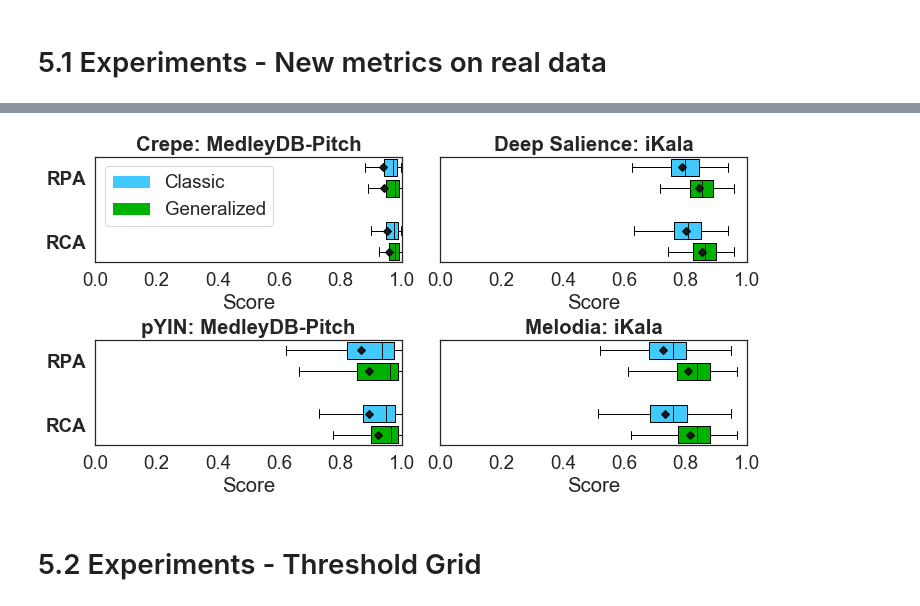
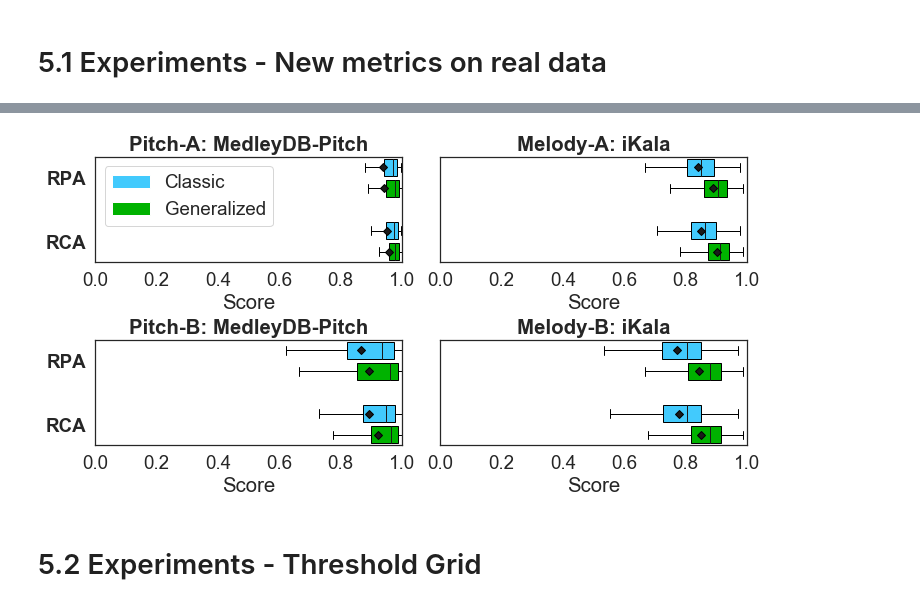
Before and after one commit to juanjobosch/continuousf0eval, a Jupyter notebook: notebooks/Experiment Plots - new.ipynb, the cells around one changed output, grey strips where cells are left out. Saved outputs shown, nothing was run; the diff lists cells and outputs as text; code cells hidden in the pictures.

```diff
--- a/notebooks/Experiment Plots - new.ipynb
+++ b/notebooks/Experiment Plots - new.ipynb
@@ -45,7 +109,7 @@ def get_scores(algorithm, dataset, threshold=0.5):
             continue
 
         if dataset == 'ikala':
-            ref_times = track_data.f0.times
+            ref_times = track_data.f0.times + (0.032/2.0)
             ref_freqs = track_data.f0.frequencies
             ref_conf = confidence.ikala(tid)
         else:
@@ -118,31 +203,31 @@ df_old_melodia = pd.DataFrame.from_dict(scores_mireval_melodia, orient='index')
 # %%
 plt.figure(figsize=(10, 5))
 sns.set(font_scale=1.7)
 sns.set_style('white')
 # metric_vals = ["Overall Accuracy", "Raw Pitch Accuracy", "Raw Chroma Accuracy",
 #            "Voicing Recall", "Voicing False Alarm"]
 metric_vals = ["Raw Pitch Accuracy", "Raw Chroma Accuracy"]
 metric_vals = metric_vals[::-1]
 
 df_crepe, n_groups_crepe = plot.get_dfbox([df_new_crepe, df_old_crepe], metric_vals)
 df_melodia, n_groups_melodia = plot.get_dfbox([df_new_melodia, df_old_melodia], metric_vals)
 df_pyin, n_groups_pyin = plot.get_dfbox([df_new_pyin, df_old_pyin], metric_vals)
 df_deepsal, n_groups_deepsal = plot.get_dfbox([df_new_deepsal, df_old_deepsal], metric_vals)
 
-plot.add_plot(221, ['RCA', 'RPA'], df_crepe, n_groups_crepe, 'Crepe: MedleyDB-Pitch', xlim=[0.0, 1.0],
+plot.add_plot(221, ['RCA', 'RPA'], df_crepe, n_groups_crepe, 'Pitch-A: MedleyDB-Pitch', xlim=[0.0, 1.0],
               legend_loc=0, legend_labels=['Generalized', 'Classic'])
-plot.add_plot(222, metric_vals, df_deepsal, n_groups_deepsal, 'Deep Salience: iKala',
+plot.add_plot(222, metric_vals, df_deepsal, n_groups_deepsal, 'Melody-A: iKala',
               show_yaxis=False, xlim=[0.0, 1.0])#,
               #legend_loc=0, legend_labels=['Proposed', 'Existing'])
-plot.add_plot(223, ['RCA', 'RPA'], df_pyin, n_groups_pyin, 'pYIN: MedleyDB-Pitch', xlim=[0.0, 1.0])#,
+plot.add_plot(223, ['RCA', 'RPA'], df_pyin, n_groups_pyin, 'Pitch-B: MedleyDB-Pitch', xlim=[0.0, 1.0])#,
               #legend_loc=0, legend_labels=['Proposed', 'Existing'])
-plot.add_plot(224, metric_vals, df_melodia, n_groups_melodia, 'Melodia: iKala',
+plot.add_plot(224, metric_vals, df_melodia, n_groups_melodia, 'Melody-B: iKala',
               show_yaxis=False, xlim=[0.0, 1.0])#,
               #legend_loc=0, legend_labels=['Proposed', 'Existing'])
 plt.tight_layout(pad=0.0, w_pad=0.1, h_pad=0.3)
 plt.savefig("../paper-figs/new_vs_old_by_algorithm.pdf", fmt='pdf', bbox_inches="tight")
 # %% [output]
-[figure, old version]
+[figure, new version]
 # %% [markdown]
 # 5.2 Experiments - Threshold Grid
 # %%
```
Also changed, not shown: parts of 18 cells of this notebook, 11 other files.
